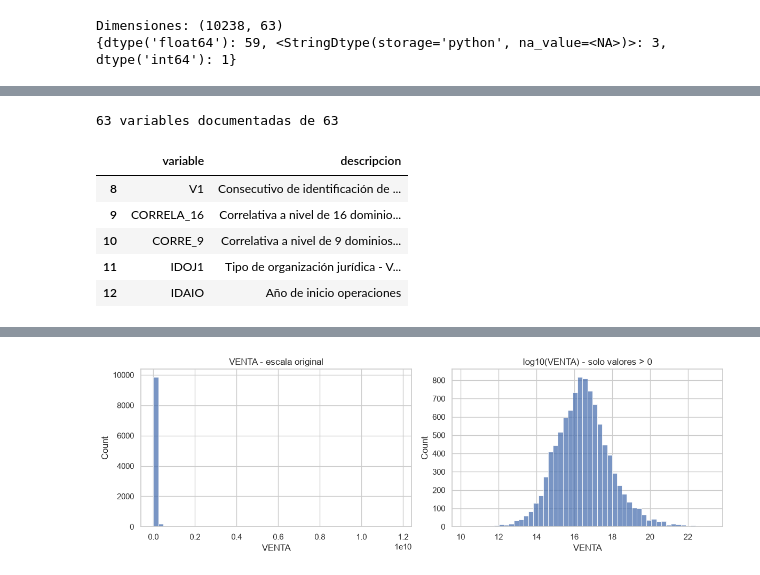
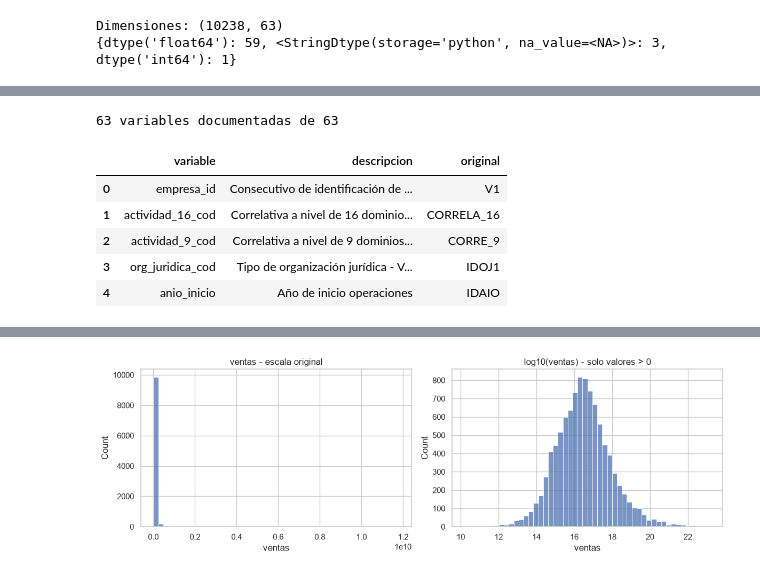
Before and after one commit to stivenmelo/analisis-eac-dane-2024, a Jupyter notebook: notebook/EAC_2024_analisis.ipynb, the cells around one changed output, grey strips where cells are left out. Saved outputs shown, nothing was run; the diff lists cells and outputs as text; code cells hidden in the pictures.

```diff
--- a/notebook/EAC_2024_analisis.ipynb
+++ b/notebook/EAC_2024_analisis.ipynb
@@ -118,19 +319,24 @@ Tipos de variables, distribuciones iniciales y problemas potenciales.
 # %%
-# C06 — Leer el diccionario de datos oficial desde el .xlsx
-dic = pd.read_excel(DIC_NACIONAL, sheet_name=0, header=0)
-dic.columns = ["variable","descripcion"]
+# 1.4.1 — Leer el diccionario de datos oficial desde el .xlsx
+dic = pd.read_excel(DIC_NACIONAL, sheet_name=0, header=8)
+dic.columns = ["variable", "descripcion"]
 dic = dic.dropna()
-dic["variable"] = dic["variable"].str.strip().replace({"CORRELA_9":"CORRE_9"})
 dic["descripcion"] = dic["descripcion"].str.strip()
+
+# El diccionario del DANE llama CORRELA_9 a la variable que el archivo de datos llama CORRE_9
+dic["original"] = dic["variable"].str.strip().replace({"CORRELA_9": "CORRE_9"})
+
+# Traducir los nombres originales a los nombres nuevos definidos en 1.3.3
+dic["variable"] = dic["original"].replace(NOMBRES)
 dic = dic[dic["variable"].isin(df.columns)]
 
 print(len(dic), "variables documentadas de", df.shape[1])
 dic.head()
 # %% [output]
 63 variables documentadas de 63
-|  | variable | descripcion |
-| 8 | V1 | Consecutivo de identificación de ... |
-| 9 | CORRELA_16 | Correlativa a nivel de 16 dominio... |
-| 10 | CORRE_9 | Correlativa a nivel de 9 dominios... |
-| 11 | IDOJ1 | Tipo de organización jurídica - V... |
-| 12 | IDAIO | Año de inicio operaciones |
+|  | variable | descripcion | original |
+| 0 | empresa_id | Consecutivo de identificación de ... | V1 |
+| 1 | actividad_16_cod | Correlativa a nivel de 16 dominio... | CORRELA_16 |
+| 2 | actividad_9_cod | Correlativa a nivel de 9 dominios... | CORRE_9 |
+| 3 | org_juridica_cod | Tipo de organización jurídica - V... | IDOJ1 |
+| 4 | anio_inicio | Año de inicio operaciones | IDAIO |
```
Also changed, not shown: parts of 84 cells of this notebook, 2 other files.
